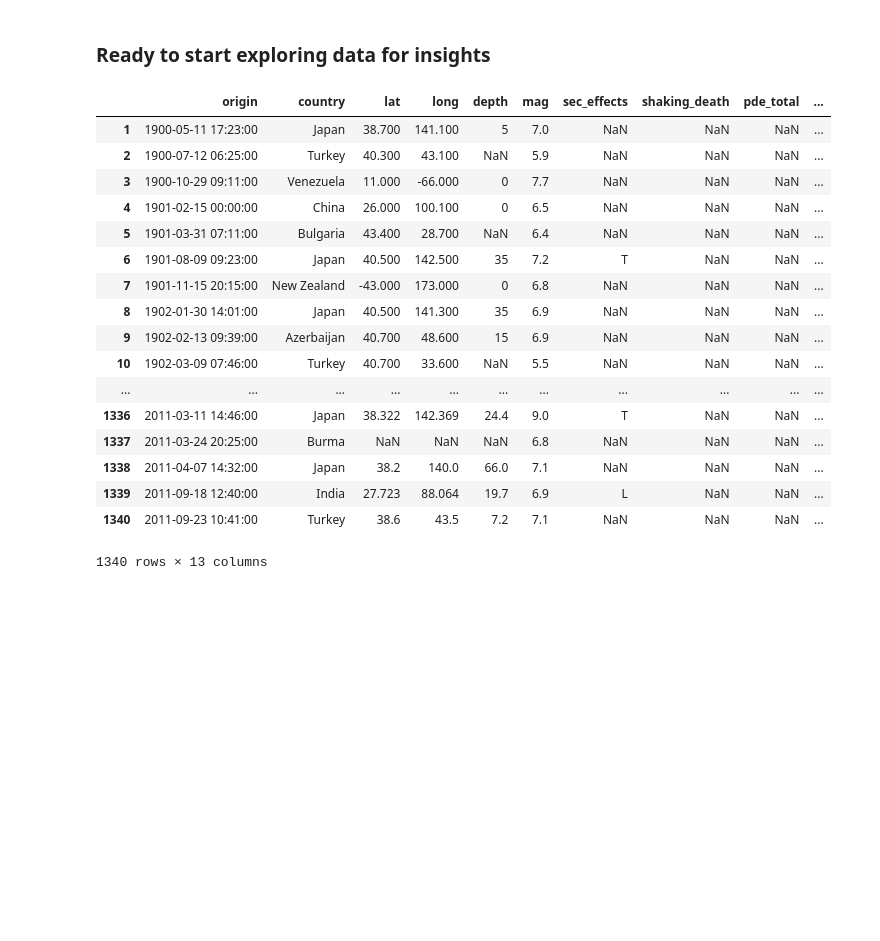
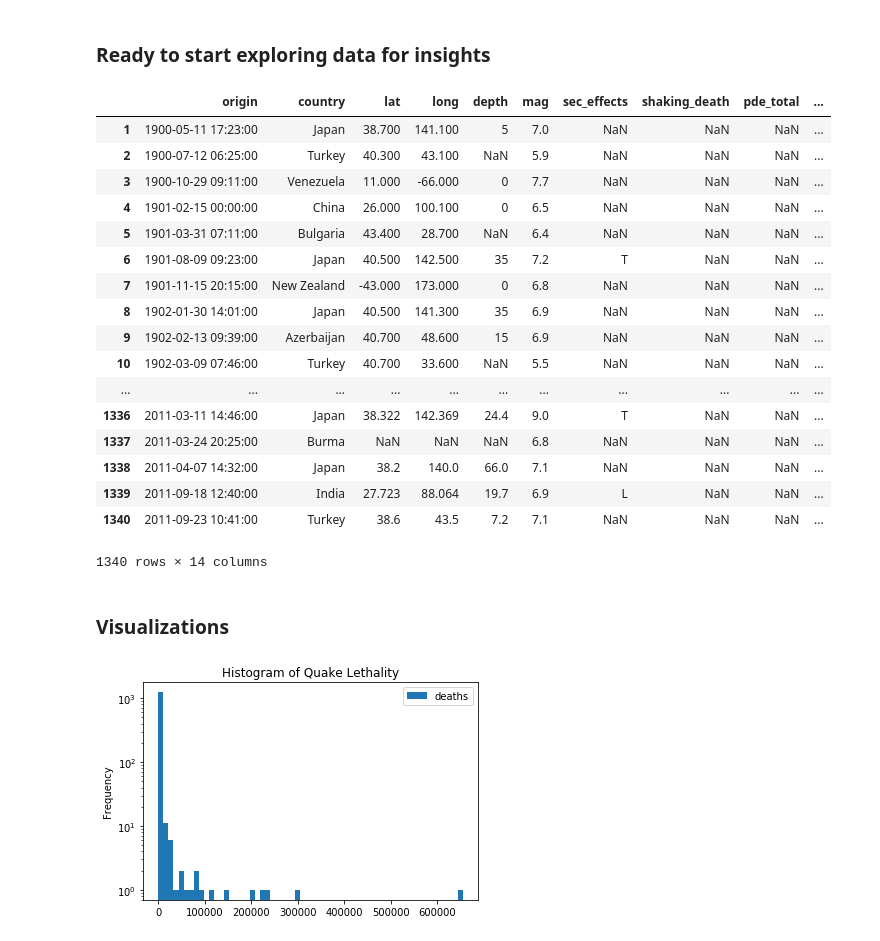
Before and after one commit to paulo-g-martinez/dq3-earthquakes, a Jupyter notebook: PM-DQ3-for-stacking.ipynb, the cells around one changed output. Drawn from its saved outputs; the diff is of its cells as text; code cells hidden in the pictures; blank space fills up the shorter version.

```diff
--- a/PM-DQ3-for-stacking.ipynb
+++ b/PM-DQ3-for-stacking.ipynb
@@ -272,6 +273,9 @@ memory usage: 146.6+ KB
 ### making origin column to datetime objects
 # %%
 quake_df['origin'] = pd.to_datetime(quake_df['origin'])
+# %%
+# adding the year to a new column
+quake_df['year'] = pd.DatetimeIndex(quake_df['origin']).year
 # %% [markdown]
 ### Ready to start exploring data for insights
 # %%
@@ -294,4 +298,11 @@ quake_df
 | 1338 | 2011-04-07 14:32:00 | Japan | 38.2 | 140.0 | 66.0 | 7.1 | NaN | NaN | NaN | ... |
 | 1339 | 2011-09-18 12:40:00 | India | 27.723 | 88.064 | 19.7 | 6.9 | L | NaN | NaN | ... |
 | 1340 | 2011-09-23 10:41:00 | Turkey | 38.6 | 43.5 | 7.2 | 7.1 | NaN | NaN | NaN | ... |
-1340 rows × 13 columns
+1340 rows × 14 columns
+# %% [markdown]
+### Visualizations
+# %%
+quake_df.deaths.plot(kind = 'hist', legend = True, bins = 60, logy = True, logx = False, title = 'Histogram of Quake Lethality')
+plt.show()
+# %% [output]
+[figure, added]
```
Also changed, not shown: parts of 19 cells of this notebook, 1 other file.
